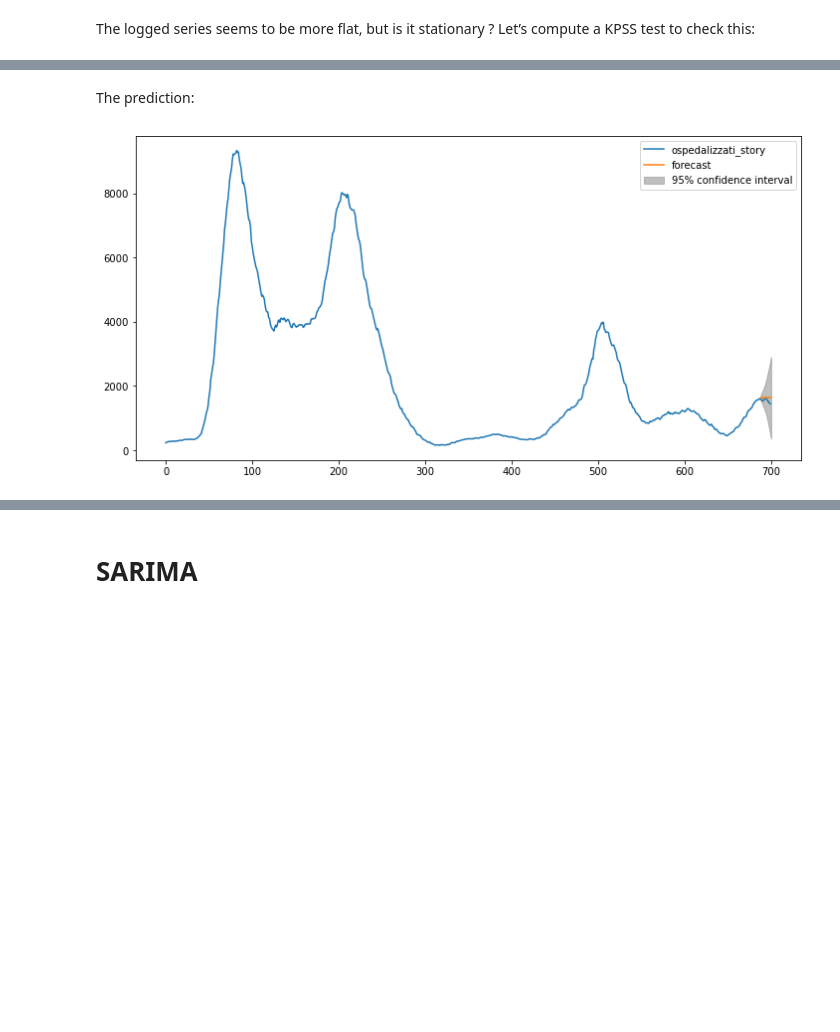
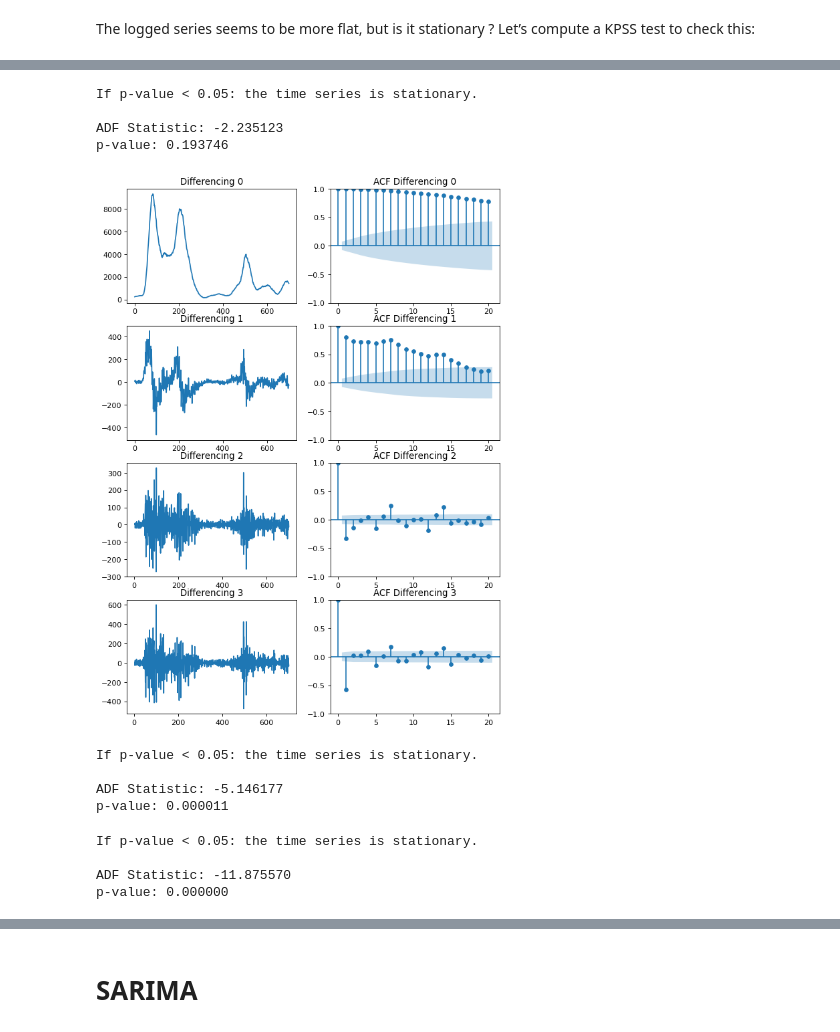
Before and after one commit to virtualmartire/lombacovid, a Jupyter notebook: ML/arima.ipynb, the cells around one changed output, grey strips where cells are left out. Drawn from its saved outputs; the diff is of its cells as text; code cells hidden in the pictures; blank space fills up the shorter version.

Commit message:
great progress for arima

```diff
--- a/ML/arima.ipynb
+++ b/ML/arima.ipynb
@@ -24,0 +56,15 @@ Name: ospedalizzati_story, dtype: float64
+# %%
+def plotACF(timeseries, differencing_times):
+
+    plt.rcParams.update({'figure.figsize':(9,13), 'figure.dpi':80})
+    fig, axes = plt.subplots(differencing_times+1, 2)
+
+    for i in range(differencing_times+1):
+
+        axes[i, 0].plot(timeseries)
+        axes[i, 0].set_title(f"Differencing {i}")
+        plot_acf(timeseries, ax=axes[i, 1], lags=20, title=f"ACF Differencing {i}")
+
+        timeseries = timeseries.diff().dropna()
+
+    plt.show()
@@ -180,15 +97,25 @@ Warnings:
-# %% [markdown]
-The prediction:
-# %%
-pred_len = 12
-
-model = ARIMA(endog=fitted_timeseries[:-pred_len], order=(12,2,2))
-result = model.fit()
-
-fig, ax = plt.subplots(figsize=(12, 6))
-fitted_timeseries.plot(ax=ax)
-
-ax = plot_predict(result, start=len(fitted_timeseries.values)-pred_len, end=len(fitted_timeseries.values),
-                    dynamic=True, plot_insample=False, ax=ax)
-# %% [output]
-[figure, removed]
+# %%
+ADFTest(timeseries)
+# %% [output]
+If p-value < 0.05: the time series is stationary.
+
+ADF Statistic: -2.235123
+p-value: 0.193746
+# %%
+plotACF(timeseries, differencing_times=3)
+# %% [output]
+[figure, added]
+# %%
+ADFTest(timeseries.diff().diff().dropna())
+# %% [output]
+If p-value < 0.05: the time series is stationary.
+
+ADF Statistic: -5.146177
+p-value: 0.000011
+# %%
+ADFTest(timeseries.diff().diff().diff().dropna())
+# %% [output]
+If p-value < 0.05: the time series is stationary.
+
+ADF Statistic: -11.875570
+p-value: 0.000000
```
Also changed, not shown: parts of 46 cells of this notebook.
